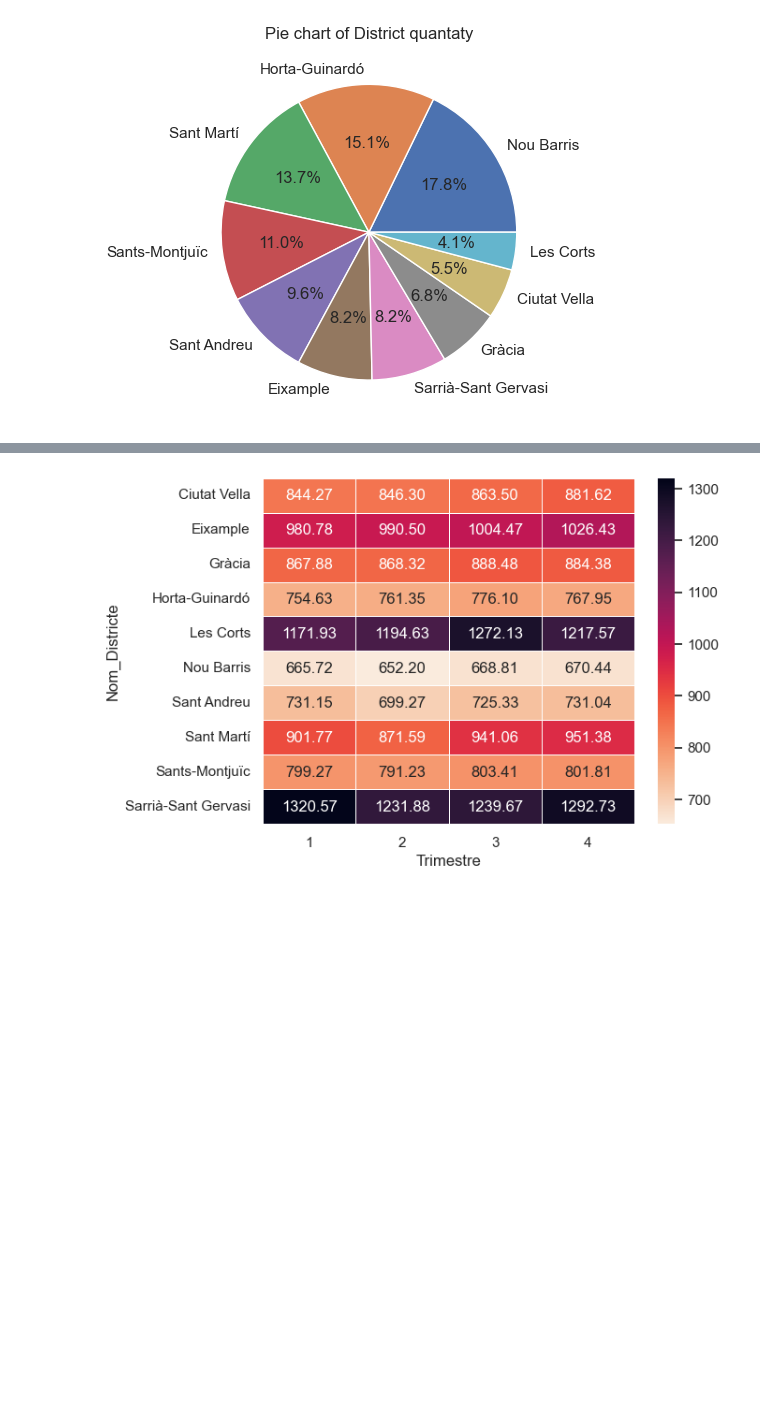
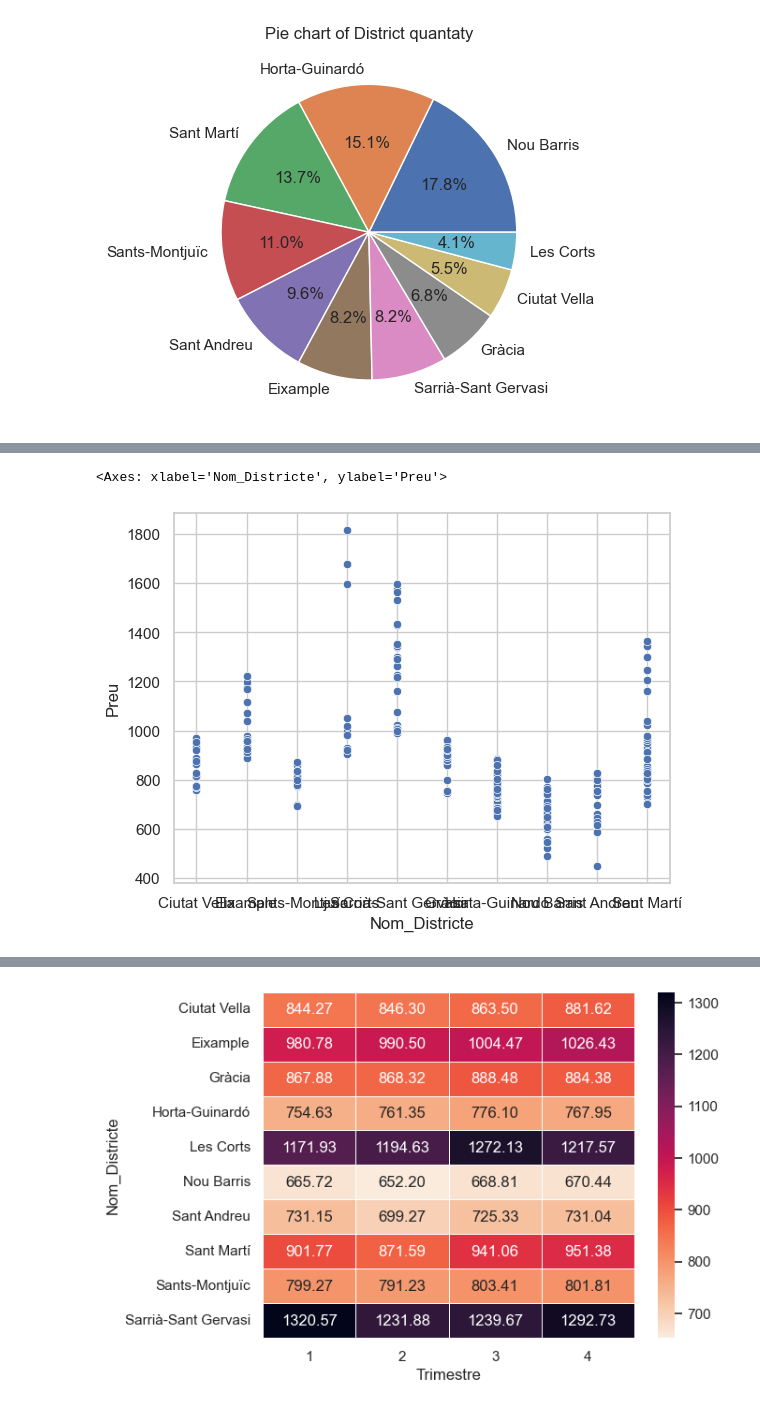
Before and after one commit to dfneto/itacademy, a Jupyter notebook: sprint4_visualization/task1.ipynb, the cells around one changed output, grey strips where cells are left out. Cells and saved outputs as stored; diff of their text form; code cells hidden in the pictures; blank space fills up the shorter version.

Commit message:
plotando gráficos juntos

```diff
--- a/sprint4_visualization/task1.ipynb
+++ b/sprint4_visualization/task1.ipynb
@@ -200,0 +205,6 @@ plt.savefig('7-Box plot District by Rental')
+# %%
+# Não sei por que o scaterplot não plota dentro do boxplot, mesmo tendo valores.
+sns.scatterplot(data=df, x='Nom_Districte', y='Preu')
+# %% [output]
+<Axes: xlabel='Nom_Districte', ylabel='Preu'>
+[figure, added]
```
Also changed, not shown: parts of 4 cells of this notebook, 2 other files.
